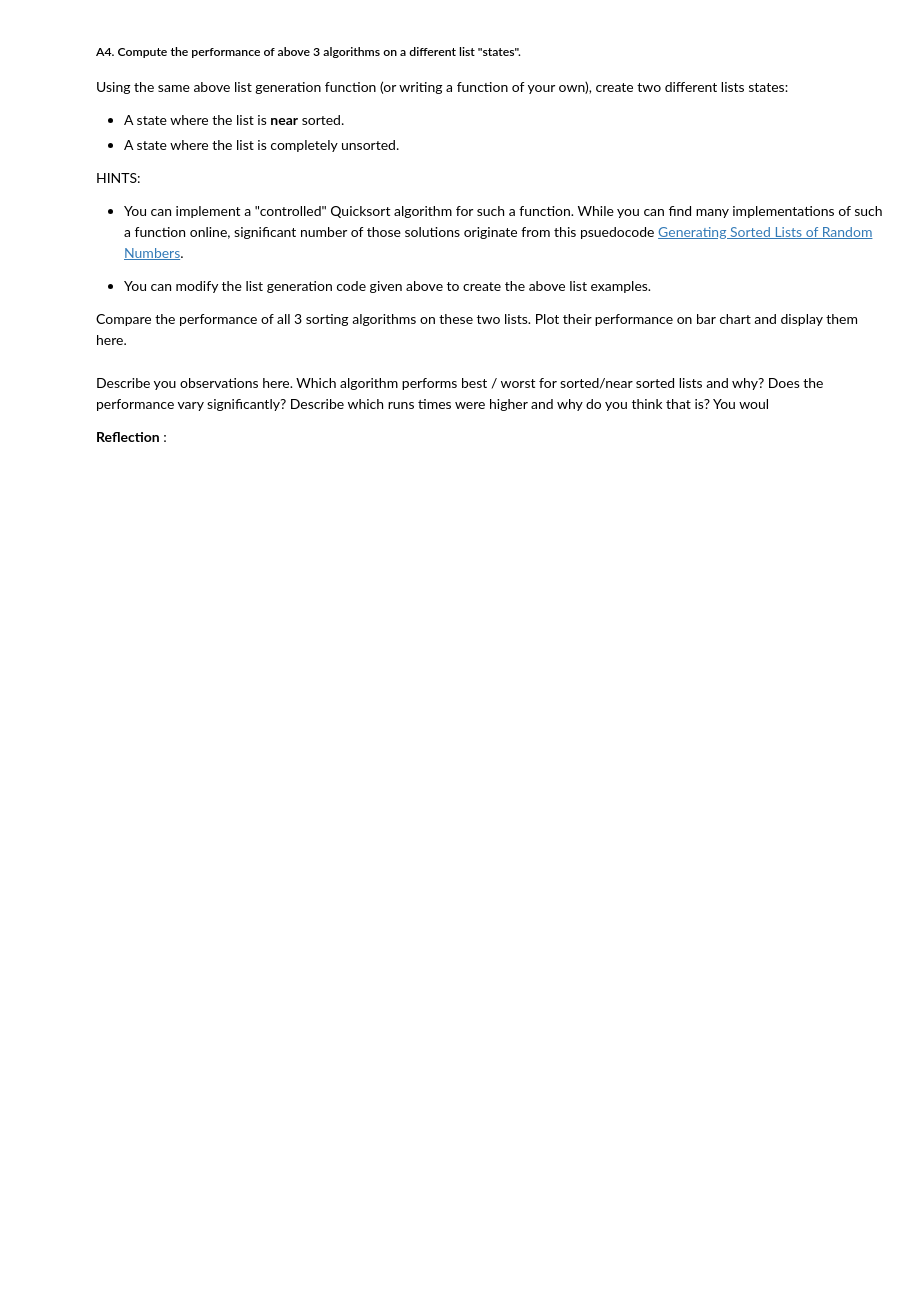
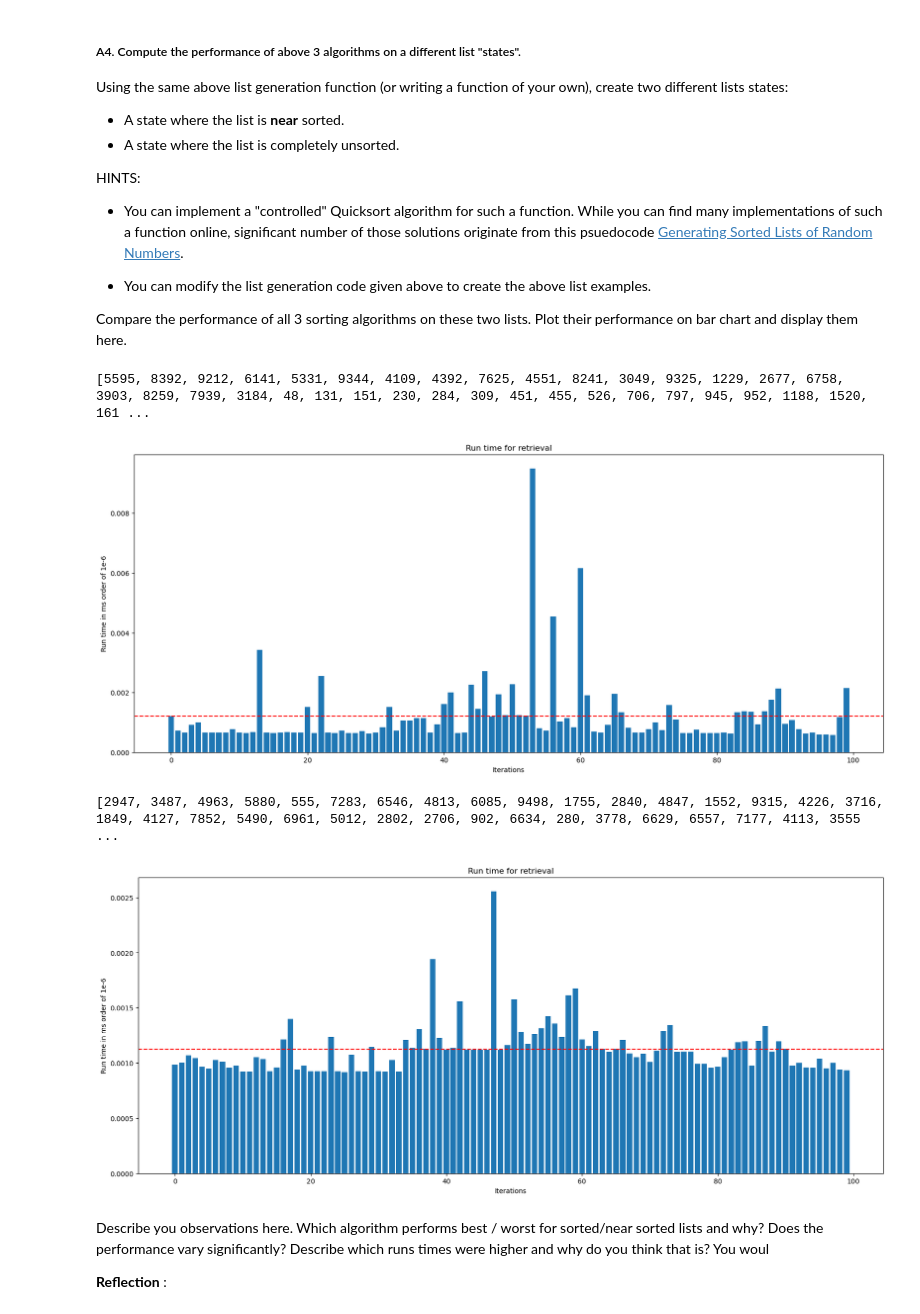
Before and after one commit to haaaarsh4/2XCE-Lab, a Jupyter notebook: Lab_II.ipynb, the cells around one changed output. Drawn from its saved outputs; the diff is of its cells as text; code cells hidden in the pictures; blank space fills up the shorter version.

```diff
--- a/Lab_II.ipynb
+++ b/Lab_II.ipynb
@@ -169,23 +169,46 @@ HINTS:
 - You can modify the list generation code given above to create the above list examples.
 
 Compare the performance of all 3 sorting algorithms on these two lists. Plot their performance on bar chart and display them here.
+# %%
+def create_near_sorted_list(length, max_value):
+    random_list = [random.randint(0,max_value) for i in range(length//5)]
+    random_list2 = [random.randint(0,max_value) for i in range(length - length//5)]
+    found = InsertionSort(random_list2)
+    return random_list + found.get_sorted()
 # %%
 ### Bubble sort experiment code goes here
 # %%
 ### Selection sort experiment code goes here
 # %%
 ### Insertion sort experiment code goes here
-list1 = create_custom_list(100,10000)
 N = 100
-run_times = []
-#print(my_list)
+
+list1 = create_near_sorted_list(100,10000)
+print(list1)
+
+run_times1 = []
 for _ in range(N):
-    start= timeit.default_timer()
-    found = InsertionSort(my_list)
-    stop=timeit.default_timer()
-    run_times.append(stop-start)
-#print(my_list)
-draw_plot(run_times)
+    start1= timeit.default_timer()
+    found1 = InsertionSort(list1)
+    stop1=timeit.default_timer()
+    run_times1.append(stop1-start1)
+draw_plot(run_times1)
+
+list2 = create_custom_list(100,10000)
+print(list2)
+
+run_times2 = []
+for _ in range(N):
+    start2= timeit.default_timer()
+    found2 = InsertionSort(list2)
+    stop2 =timeit.default_timer()
+    run_times2.append(stop2-start2)
+draw_plot(run_times2)
+# %% [output]
+[5595, 8392, 9212, 6141, 5331, 9344, 4109, 4392, 7625, 4551, 8241, 3049, 9325, 1229, 2677, 6758, 3903, 8259, 7939, 3184, 48, 131, 151, 230, 284, 309, 451, 455, 526, 706, 797, 945, 952, 1188, 1520, 161 ...
+[figure, added]
+[2947, 3487, 4963, 5880, 555, 7283, 6546, 4813, 6085, 9498, 1755, 2840, 4847, 1552, 9315, 4226, 3716, 1849, 4127, 7852, 5490, 6961, 5012, 2802, 2706, 902, 6634, 280, 3778, 6629, 6557, 7177, 4113, 3555 ...
+[figure, added]
 # %% [markdown]
 Describe you observations here. Which algorithm performs best / worst for sorted/near sorted lists and why? Does the performance vary significantly? Describe which runs times were higher and why do you think that is? You woul
 
```
Also changed, not shown: parts of 1 cell of this notebook.
